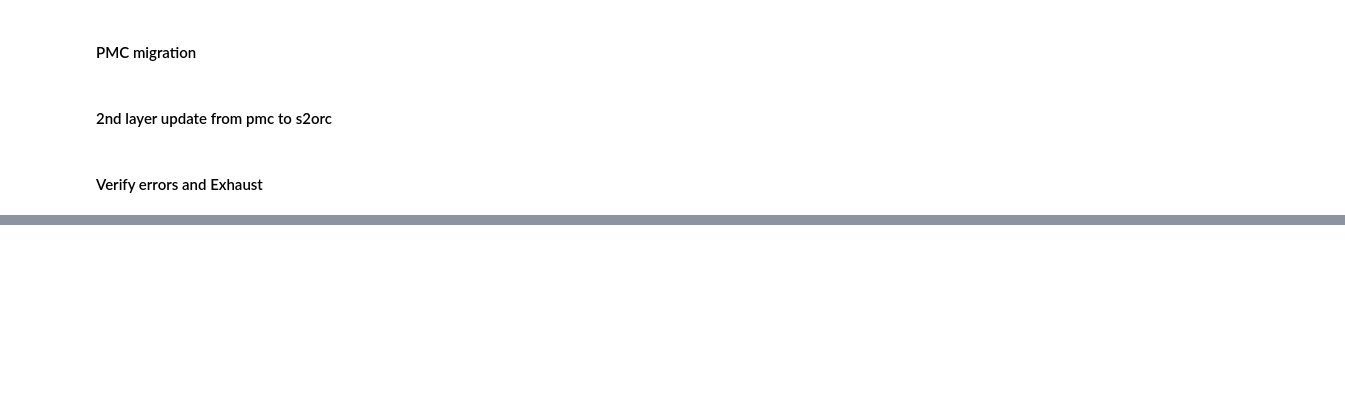
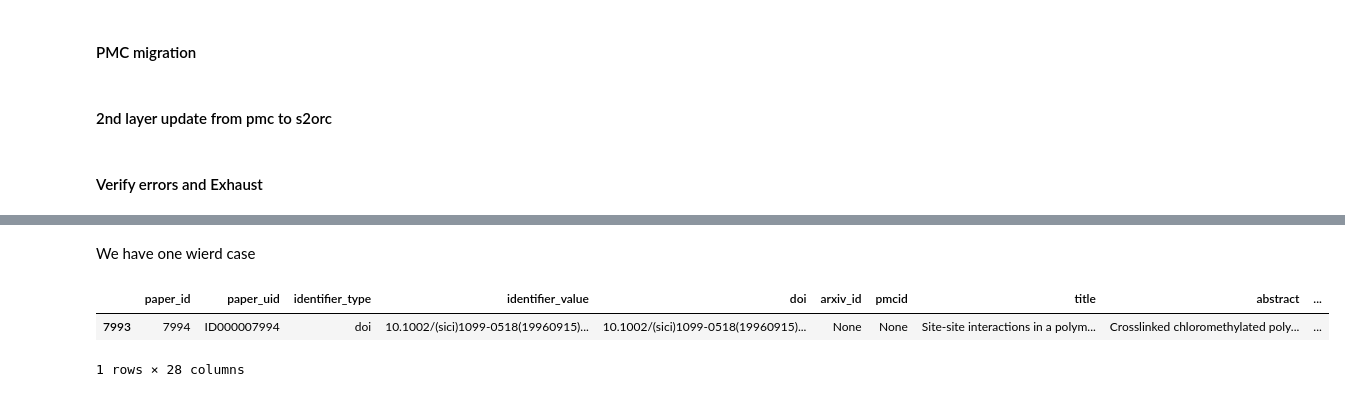
Before and after one commit to kevingeo11/synth_extract, a Jupyter notebook: notebooks/central_db_mod.ipynb, the cells around one changed output, grey strips where cells are left out. Drawn from its saved outputs; the diff is of its cells as text; code cells hidden in the pictures; blank space fills up the shorter version.

```diff
--- a/notebooks/central_db_mod.ipynb
+++ b/notebooks/central_db_mod.ipynb
@@ -3070 +3093,12 @@ download_summary
+# %% [markdown]
+We have one wierd case
+# %%
+central_df.loc[
+    (central_df["download_status"] == "success") &
+    (~central_df["fulltext_path"].str.startswith("data", na=False))
+]
+# %% [output]
+|  | paper_id | paper_uid | identifier_type | identifier_value | doi | arxiv_id | pmcid | title | abstract | ... |
+| 7993 | 7994 | ID000007994 | doi | 10.1002/(sici)1099-0518(19960915)... | 10.1002/(sici)1099-0518(19960915)... | None | None | Site-site interactions in a polym... | Crosslinked chloromethylated poly... | ... |
+1 rows × 28 columns
 # %%
```
Also changed, not shown: parts of 7 cells of this notebook, 2 other files.
